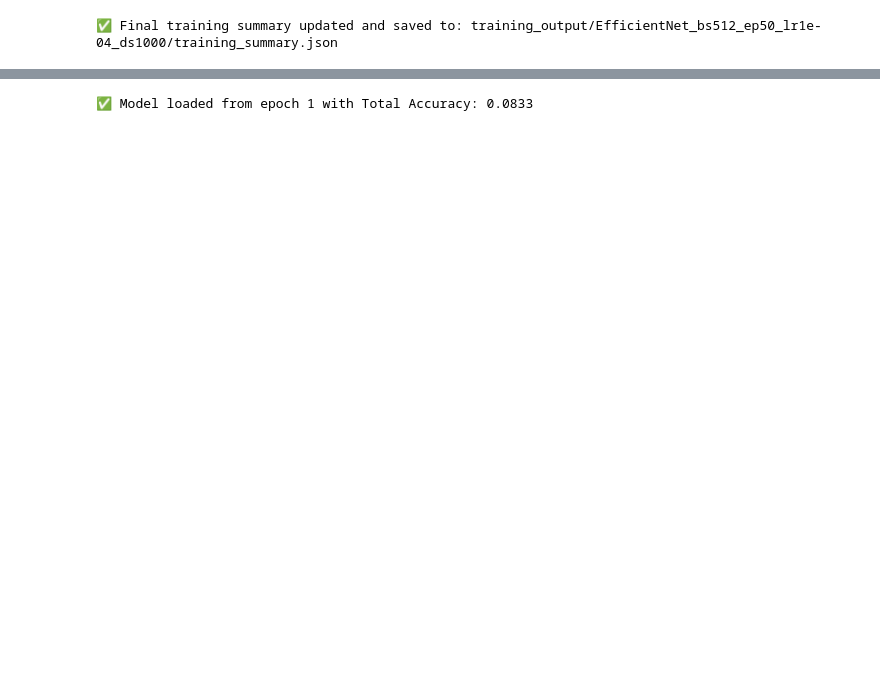
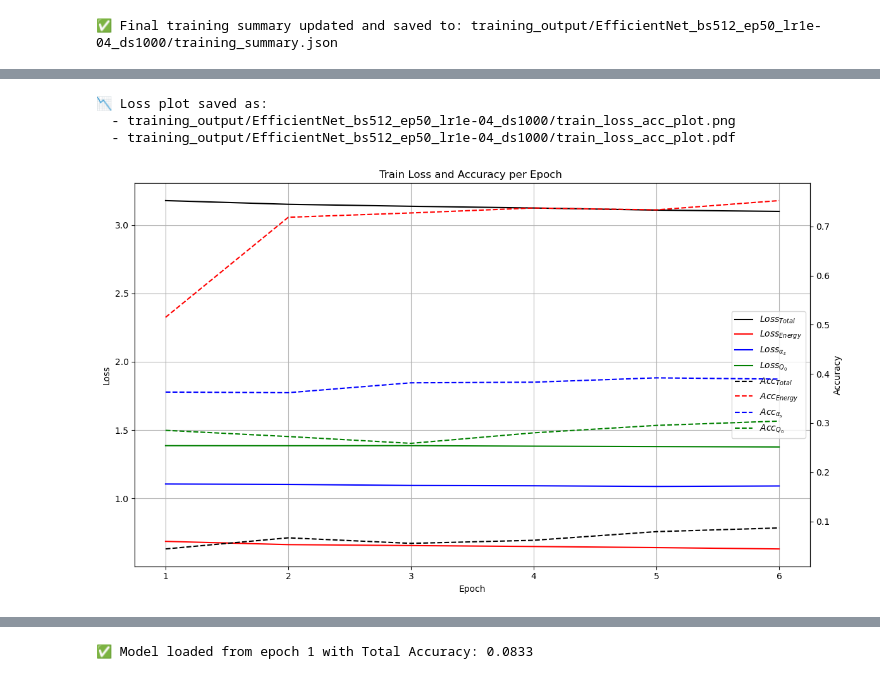
Before and after one commit to hmehryar/ml-jet-param-predictor, a Jupyter notebook: train_efficientnet_mljet.ipynb, the cells around one changed output, grey strips where cells are left out. Saved outputs shown, nothing was run; the diff lists cells and outputs as text; code cells hidden in the pictures; blank space fills up the shorter version.

```diff
--- a/train_efficientnet_mljet.ipynb
+++ b/train_efficientnet_mljet.ipynb
@@ -188,13 +313,11 @@ def evaluate(loader, model, device):
 # %%
-train_losses = []
-val_losses = []
+train_loss_energy_list, train_loss_alpha_list, train_loss_q0_list, train_losses = [], [], [],[]
+train_energy_acc_list, train_alpha_acc_list, train_q0_acc_list, train_total_acc_list = [], [], [], []
 
-val_accs = []
 
-acc_energy_list = []
-acc_alpha_list = []
-acc_q0_list = []
-acc_total_list = []
+val_losses,val_loss_energy_list, val_loss_alpha_list,val_loss_q0_list = [], [], [], []
+acc_energy_list, acc_alpha_list,acc_q0_list ,acc_total_list = [],[],[],[]
+
 
 all_epoch_metrics = []
 # %%
@@ -482,0 +628,60 @@ plt.show()
+# %%
+import matplotlib.pyplot as plt
+import numpy as np
+
+epochs = np.arange(1, len(train_losses) + 1)
+
+# Define shared colors for each task
+colors = {
+    "total": "black",
+    "energy": "red",
+    "alpha": "blue",
+    "q0": "green",
+}
+
+# fig, ax = plt.subplots(figsize=(12, 7))
+fig, ax1 = plt.subplots(figsize=(12, 7))
+
+# === Plot Losses (solid lines) ===
+ax1.plot(epochs, train_losses, label="$Loss_{Total}$", color=colors["total"], linestyle='-')
+ax1.plot(epochs, train_loss_energy_list, label="$Loss_{Energy}$", color=colors["energy"], linestyle='-')
+ax1.plot(epochs, train_loss_alpha_list, label="$Loss_{{\\alpha}_s}$", color=colors["alpha"], linestyle='-')
+ax1.plot(epochs, train_loss_q0_list, label="$Loss_{Q_0}$", color=colors["q0"], linestyle='-')
+ax1.set_xlabel("Epoch")
+ax1.set_ylabel("Loss")
+
+# === Plot Accuracies (dashed lines) ===
+ax2 = ax1.twinx()
+ax2.plot(epochs, train_total_acc_list, label="$Acc_{Total}$", color=colors["total"], linestyle='--')
+ax2.plot(epochs, train_energy_acc_list, label="$Acc_{Energy}$", color=colors["energy"], linestyle='--')
+ax2.plot(epochs, train_alpha_acc_list, label="$Acc_{{\\alpha}_s}$", color=colors["alpha"], linestyle='--')
+ax2.plot(epochs, train_q0_acc_list, label="$Acc_{Q_0}$", color=colors["q0"], linestyle='--')
+ax2.set_ylabel("Accuracy")
+
+# Axis labels and title
+
+ax1.set_title("Train Loss and Accuracy per Epoch ")
+ax1.grid(True)
+# Combine Legends
+lines1, labels1 = ax1.get_legend_handles_labels()
+lines2, labels2 = ax2.get_legend_handles_labels()
+ax1.legend(lines1 + lines2, labels1 + labels2, loc='center right')
+
+plt.tight_layout()
+
+# Save loss plot
+train_loss_acc_path_png = os.path.join(output_dir, "train_loss_acc_plot.png")
+train_loss_acc_path_pdf = os.path.join(output_dir, "train_loss_acc_plot.pdf")
+
+plt.savefig(train_loss_acc_path_png, dpi=300, bbox_inches='tight')
+plt.savefig(train_loss_acc_path_pdf, bbox_inches='tight')
+
+print(f"📉 Loss plot saved as:\n  - {train_loss_acc_path_png}\n  - {train_loss_acc_path_pdf}")
+
+plt.show()
+plt.show()
+# %% [output]
+📉 Loss plot saved as:
+  - training_output/EfficientNet_bs512_ep50_lr1e-04_ds1000/train_loss_acc_plot.png
+  - training_output/EfficientNet_bs512_ep50_lr1e-04_ds1000/train_loss_acc_plot.pdf
+[figure, added]
```
Also changed, not shown: parts of 9 cells of this notebook.
